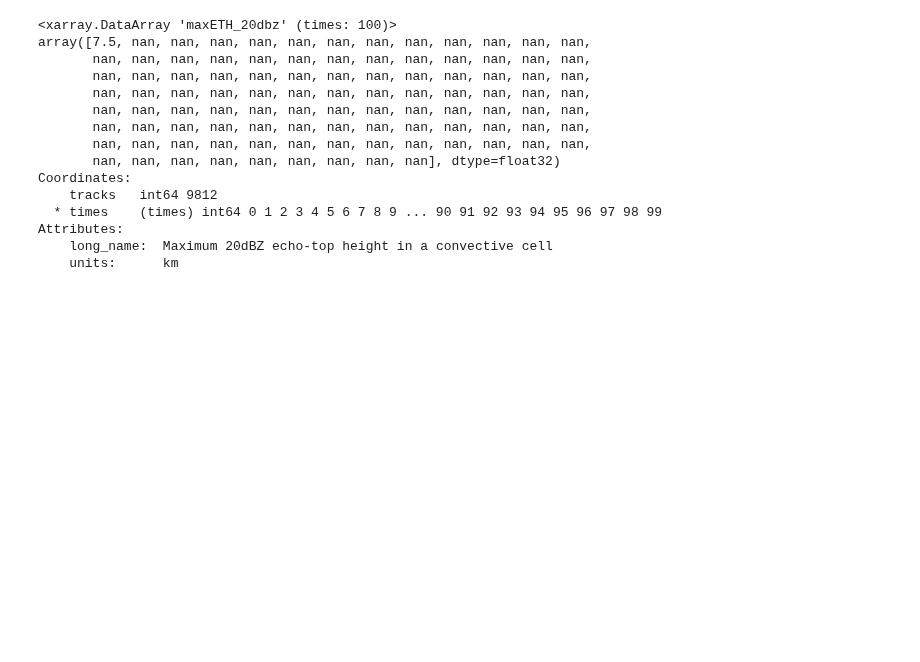
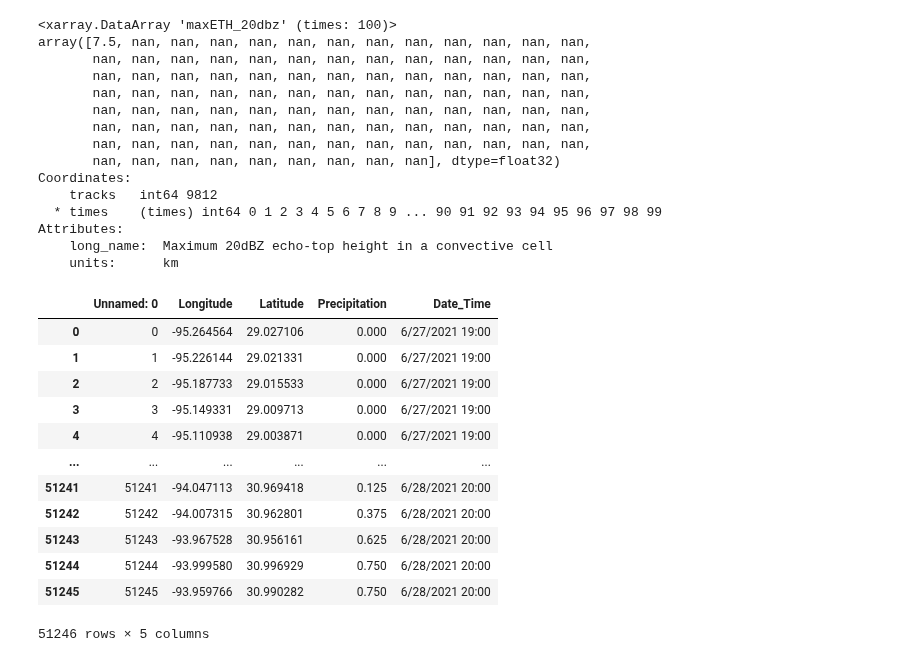
Before and after one commit to oluwafemiomitusa/Geospatial-Analysis, a Jupyter notebook: Second_part/Jupyter Notebooks/New/case_study_1.ipynb, the cells around one changed output. Drawn from its saved outputs; the diff is of its cells as text; code cells hidden in the pictures; blank space fills up the shorter version.

```diff
--- a/Second_part/Jupyter Notebooks/New/case_study_1.ipynb
+++ b/Second_part/Jupyter Notebooks/New/case_study_1.ipynb
@@ -228,3 +228,20 @@ Coordinates:
 Attributes:
     long_name:  Maximum 20dBZ echo-top height in a convective cell
     units:      km
+# %%
+filename = 'C:/Users/omitu/Documents/GitHub/Urbanization-and-Climate-Change/Second_part/data/precip/Case study/Precip_Jun_28_2021.csv'
+pd.read_csv(filename)
+# %% [output]
+|  | Unnamed: 0 | Longitude | Latitude | Precipitation | Date_Time |
+| 0 | 0 | -95.264564 | 29.027106 | 0.000 | 6/27/2021 19:00 |
+| 1 | 1 | -95.226144 | 29.021331 | 0.000 | 6/27/2021 19:00 |
+| 2 | 2 | -95.187733 | 29.015533 | 0.000 | 6/27/2021 19:00 |
+| 3 | 3 | -95.149331 | 29.009713 | 0.000 | 6/27/2021 19:00 |
+| 4 | 4 | -95.110938 | 29.003871 | 0.000 | 6/27/2021 19:00 |
+| ... | ... | ... | ... | ... | ... |
+| 51241 | 51241 | -94.047113 | 30.969418 | 0.125 | 6/28/2021 20:00 |
+| 51242 | 51242 | -94.007315 | 30.962801 | 0.375 | 6/28/2021 20:00 |
+| 51243 | 51243 | -93.967528 | 30.956161 | 0.625 | 6/28/2021 20:00 |
+| 51244 | 51244 | -93.999580 | 30.996929 | 0.750 | 6/28/2021 20:00 |
+| 51245 | 51245 | -93.959766 | 30.990282 | 0.750 | 6/28/2021 20:00 |
+51246 rows × 5 columns
```
Also changed, not shown: parts of 1 cell of this notebook, 7 other files.
